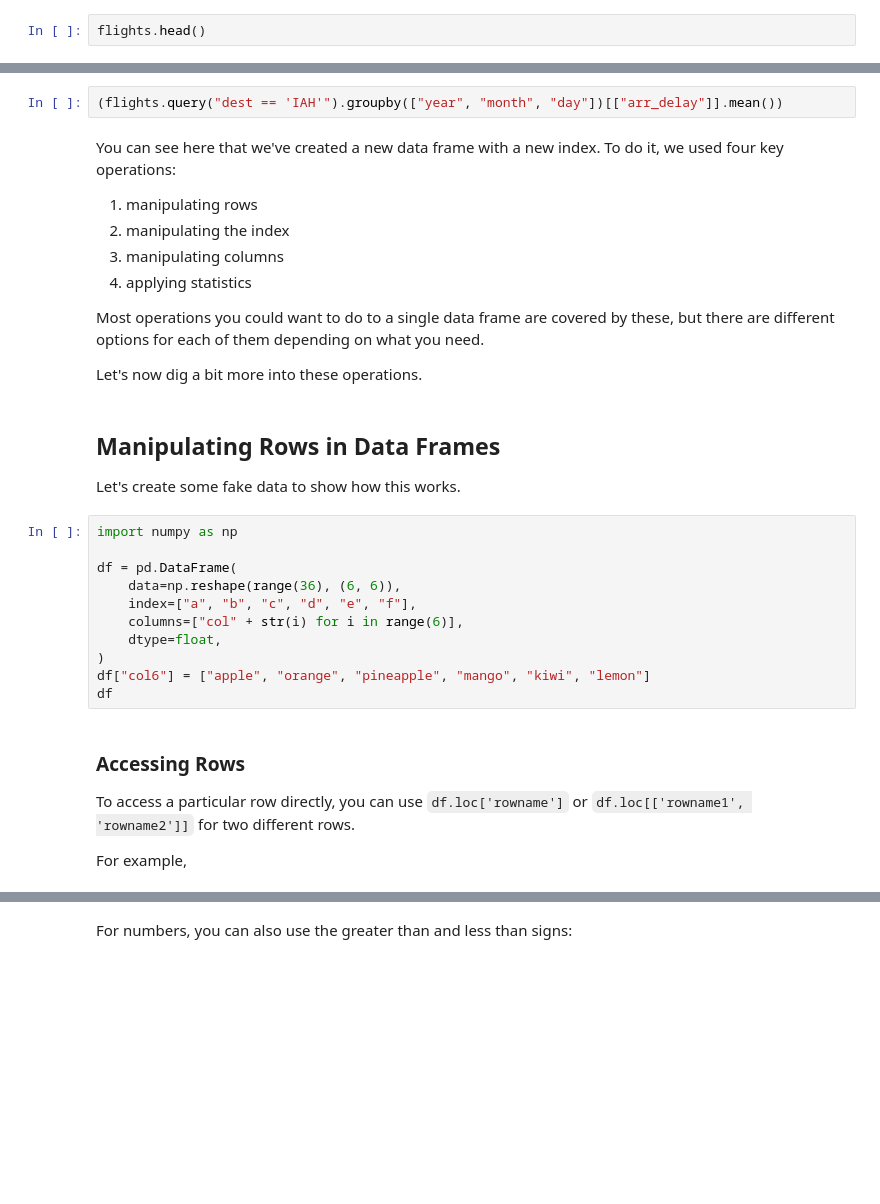
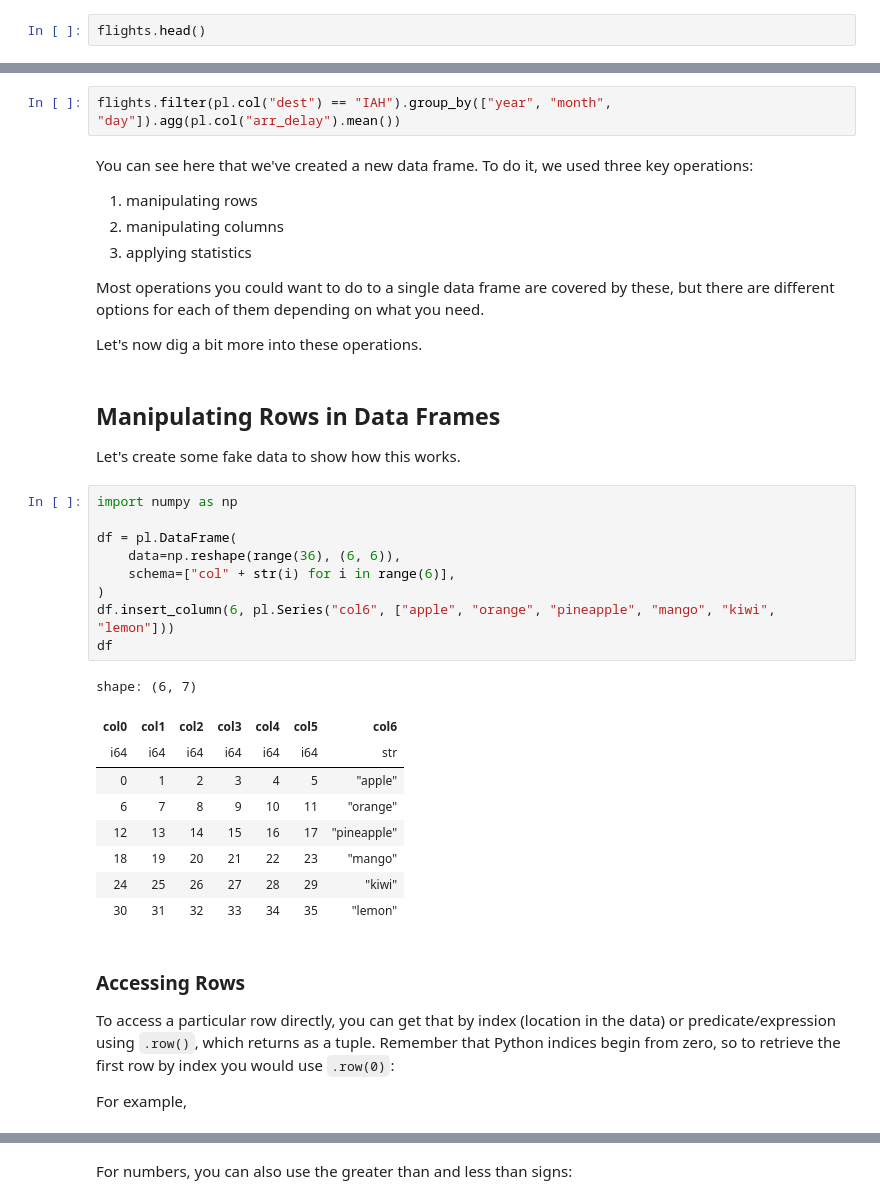
Before and after one commit to aeturrell/python4DS, a Jupyter notebook: data-transform.ipynb, the cells around one changed output, grey strips where cells are left out. Saved outputs shown, nothing was run; the diff lists cells and outputs as text; blank space fills up the shorter version.

Commit message:
Updated Data Visualization notebook WIP: Data Transformation

```diff
--- a/data-transform.ipynb
+++ b/data-transform.ipynb
@@ -98,12 +111,11 @@ Let's see an example of this. We're going to string together four operations:
 # %%
-(flights.query("dest == 'IAH'").groupby(["year", "month", "day"])[["arr_delay"]].mean())
+flights.filter(pl.col("dest") == "IAH").group_by(["year", "month", "day"]).agg(pl.col("arr_delay").mean())
 # %% [markdown]
-You can see here that we've created a new data frame with a new index. To do it, we used four key operations:
+You can see here that we've created a new data frame. To do it, we used three key operations:
 
 1. manipulating rows
-2. manipulating the index
-3. manipulating columns
-4. applying statistics
+2. manipulating columns
+3. applying statistics
 
 Most operations you could want to do to a single data frame are covered by these, but there are different options for each of them depending on what you need.
 
@@ -115,18 +127,27 @@ Let's create some fake data to show how this works.
 # %%
 import numpy as np
 
-df = pd.DataFrame(
+df = pl.DataFrame(
     data=np.reshape(range(36), (6, 6)),
-    index=["a", "b", "c", "d", "e", "f"],
-    columns=["col" + str(i) for i in range(6)],
-    dtype=float,
+    schema=["col" + str(i) for i in range(6)],
 )
-df["col6"] = ["apple", "orange", "pineapple", "mango", "kiwi", "lemon"]
+df.insert_column(6, pl.Series("col6", ["apple", "orange", "pineapple", "mango", "kiwi", "lemon"]))
 df
+# %% [output]
+shape: (6, 7)
+| col0 | col1 | col2 | col3 | col4 | col5 | col6 |
+| i64 | i64 | i64 | i64 | i64 | i64 | str |
+| 0 | 1 | 2 | 3 | 4 | 5 | "apple" |
+| 6 | 7 | 8 | 9 | 10 | 11 | "orange" |
+| 12 | 13 | 14 | 15 | 16 | 17 | "pineapple" |
+| 18 | 19 | 20 | 21 | 22 | 23 | "mango" |
+| 24 | 25 | 26 | 27 | 28 | 29 | "kiwi" |
+| 30 | 31 | 32 | 33 | 34 | 35 | "lemon" |
 # %% [markdown]
 ### Accessing Rows
 
-To access a particular row directly, you can use `df.loc['rowname']` or `df.loc[['rowname1', 'rowname2']]` for two different rows.
+To access a particular row directly, you can get that by index (location in the data) or predicate/expression using `.row()`, which returns as a tuple.
+Remember that Python indices begin from zero, so to retrieve the first row by index you would use `.row(0)`:
 
 For example,
 # %%
```
Also changed, not shown: parts of 57 cells of this notebook, 2 other files.
